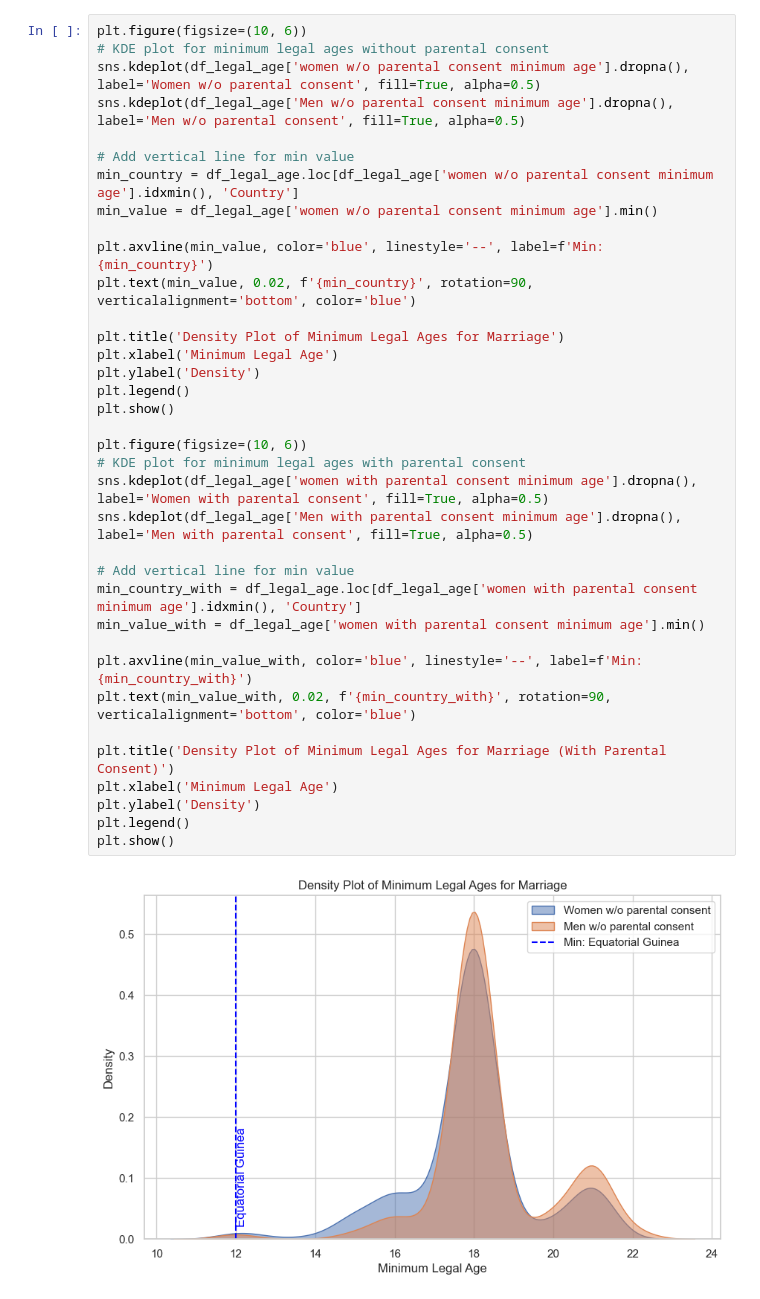
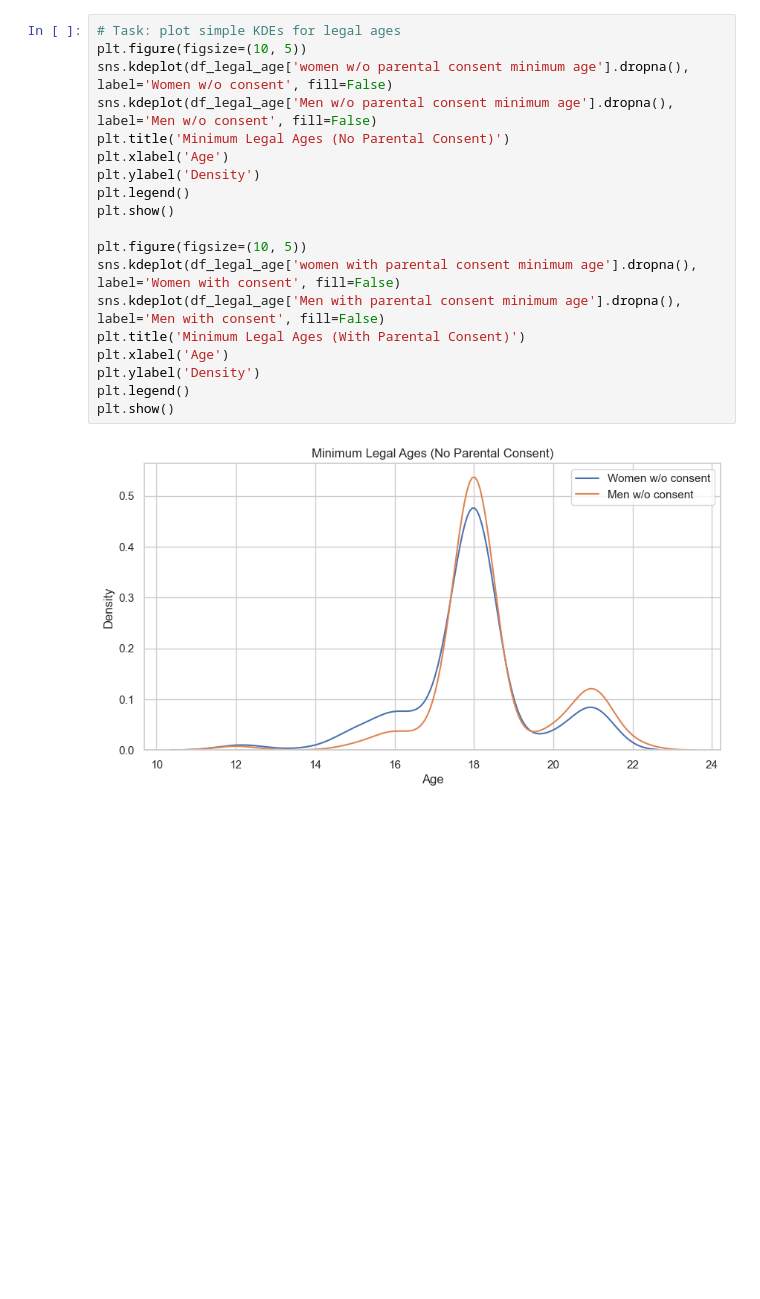
Before and after one commit to SeradjEddine/SZE_data_analysis_team_10, a Jupyter notebook: BL2NDD.ipynb, the cells around one changed output. Cells and saved outputs as stored; diff of their text form; blank space fills up the shorter version.

```diff
--- a/BL2NDD.ipynb
+++ b/BL2NDD.ipynb
@@ -170,40 +187,23 @@ df_teaching = df_teaching.drop('Unnamed: 6', axis=1)
 df_teaching = df_teaching.drop('Unnamed: 8', axis=1)
 df_teaching = df_teaching.drop('Unnamed: 10', axis=1)
 # %%
-plt.figure(figsize=(10, 6))
-# KDE plot for minimum legal ages without parental consent
-sns.kdeplot(df_legal_age['women w/o parental consent minimum age'].dropna(), label='Women w/o parental consent', fill=True, alpha=0.5)
-sns.kdeplot(df_legal_age['Men w/o parental consent minimum age'].dropna(), label='Men w/o parental consent', fill=True, alpha=0.5)
-
-# Add vertical line for min value
-min_country = df_legal_age.loc[df_legal_age['women w/o parental consent minimum age'].idxmin(), 'Country']
-min_value = df_legal_age['women w/o parental consent minimum age'].min()
-
-plt.axvline(min_value, color='blue', linestyle='--', label=f'Min: {min_country}')
-plt.text(min_value, 0.02, f'{min_country}', rotation=90, verticalalignment='bottom', color='blue')
-
-plt.title('Density Plot of Minimum Legal Ages for Marriage')
-plt.xlabel('Minimum Legal Age')
+# Task: plot simple KDEs for legal ages
+plt.figure(figsize=(10, 5))
+sns.kdeplot(df_legal_age['women w/o parental consent minimum age'].dropna(), label='Women w/o consent', fill=False)
+sns.kdeplot(df_legal_age['Men w/o parental consent minimum age'].dropna(), label='Men w/o consent', fill=False)
+plt.title('Minimum Legal Ages (No Parental Consent)')
+plt.xlabel('Age')
 plt.ylabel('Density')
 plt.legend()
 plt.show()
 
-plt.figure(figsize=(10, 6))
-# KDE plot for minimum legal ages with parental consent
-sns.kdeplot(df_legal_age['women with parental consent minimum age'].dropna(), label='Women with parental consent', fill=True, alpha=0.5)
-sns.kdeplot(df_legal_age['Men with parental consent minimum age'].dropna(), label='Men with parental consent', fill=True, alpha=0.5)
-
-# Add vertical line for min value
-min_country_with = df_legal_age.loc[df_legal_age['women with parental consent minimum age'].idxmin(), 'Country']
-min_value_with = df_legal_age['women with parental consent minimum age'].min()
-
-plt.axvline(min_value_with, color='blue', linestyle='--', label=f'Min: {min_country_with}')
-plt.text(min_value_with, 0.02, f'{min_country_with}', rotation=90, verticalalignment='bottom', color='blue')
-
-plt.title('Density Plot of Minimum Legal Ages for Marriage (With Parental Consent)')
-plt.xlabel('Minimum Legal Age')
+plt.figure(figsize=(10, 5))
+sns.kdeplot(df_legal_age['women with parental consent minimum age'].dropna(), label='Women with consent', fill=False)
+sns.kdeplot(df_legal_age['Men with parental consent minimum age'].dropna(), label='Men with consent', fill=False)
+plt.title('Minimum Legal Ages (With Parental Consent)')
+plt.xlabel('Age')
 plt.ylabel('Density')
 plt.legend()
 plt.show()
 # %% [output]
-[figure, old version]
+[figure, new version]
```
Also changed, not shown: parts of 17 cells of this notebook.
